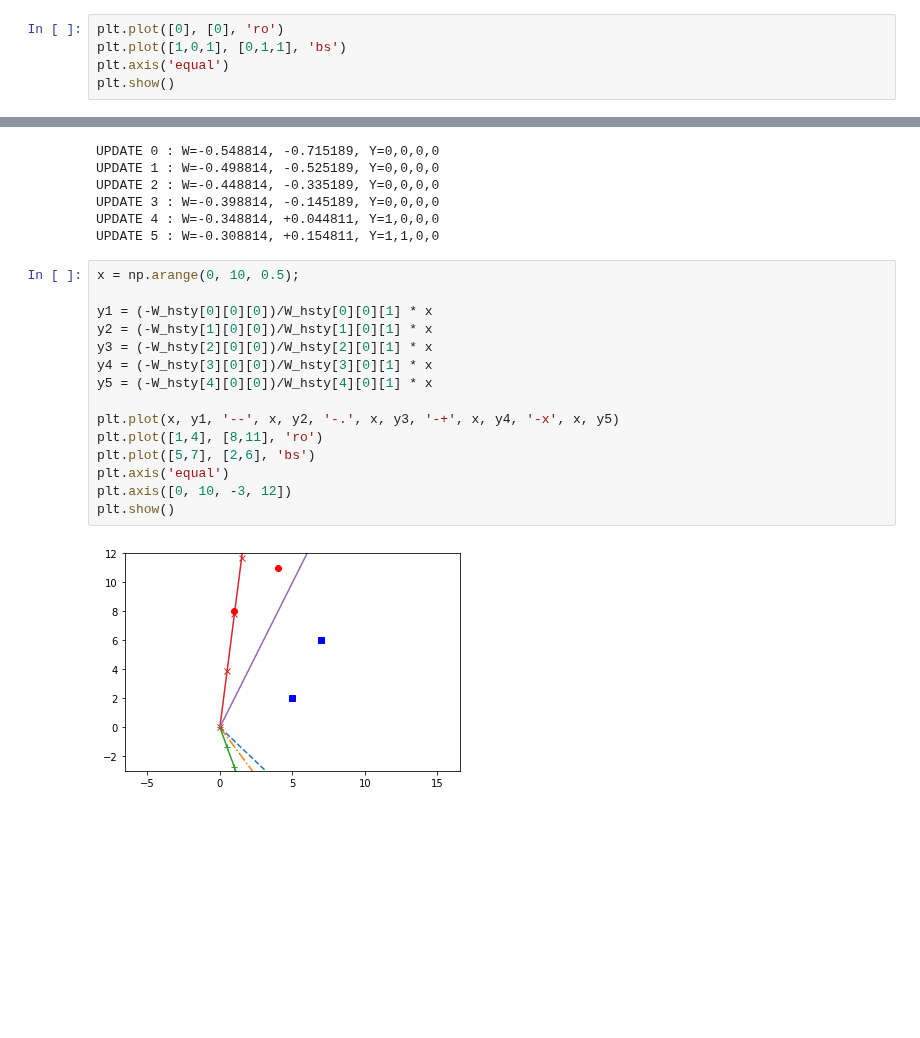
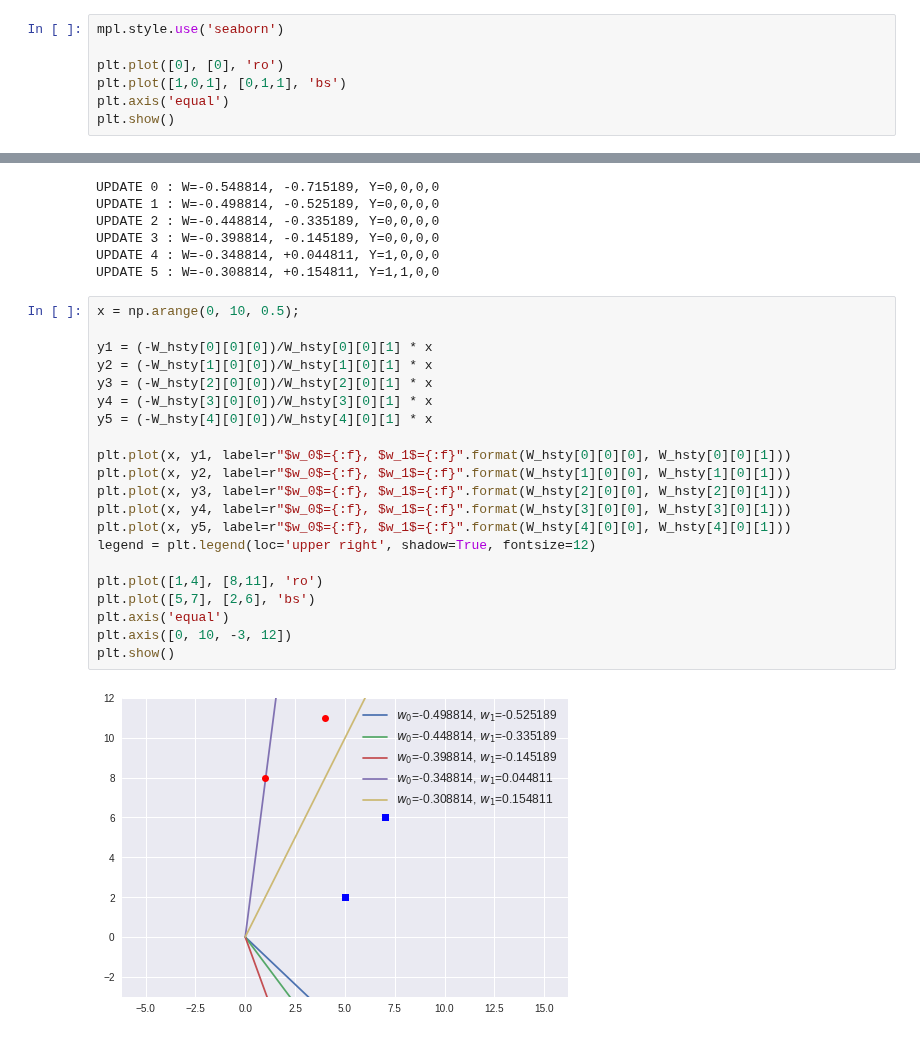
Before and after one commit to metamath1/ml-simple-works, a Jupyter notebook: perceptron/perceptron.ipynb, the cells around one changed output, grey strips where cells are left out. Drawn from its saved outputs; the diff is of its cells as text; blank space fills up the shorter version.

```diff
--- a/perceptron/perceptron.ipynb
+++ b/perceptron/perceptron.ipynb
@@ -135,4 +137,6 @@ $$w_{j}^{(t)} = w_{j}^{(t-1)} + \eta (t_{i} - y_{i})x_{ij}$$
 # %%
+mpl.style.use('seaborn')
+
 plt.plot([0], [0], 'ro')
 plt.plot([1,0,1], [0,1,1], 'bs')
 plt.axis('equal')
@@ -264,18 +270,24 @@ UPDATE 5 : W=-0.308814, +0.154811, Y=1,1,0,0
 # %%
 x = np.arange(0, 10, 0.5);
 
 y1 = (-W_hsty[0][0][0])/W_hsty[0][0][1] * x
 y2 = (-W_hsty[1][0][0])/W_hsty[1][0][1] * x
 y3 = (-W_hsty[2][0][0])/W_hsty[2][0][1] * x
 y4 = (-W_hsty[3][0][0])/W_hsty[3][0][1] * x
 y5 = (-W_hsty[4][0][0])/W_hsty[4][0][1] * x
 
-plt.plot(x, y1, '--', x, y2, '-.', x, y3, '-+', x, y4, '-x', x, y5)
+plt.plot(x, y1, label=r"$w_0$={:f}, $w_1$={:f}".format(W_hsty[0][0][0], W_hsty[0][0][1]))
+plt.plot(x, y2, label=r"$w_0$={:f}, $w_1$={:f}".format(W_hsty[1][0][0], W_hsty[1][0][1]))
+plt.plot(x, y3, label=r"$w_0$={:f}, $w_1$={:f}".format(W_hsty[2][0][0], W_hsty[2][0][1]))
+plt.plot(x, y4, label=r"$w_0$={:f}, $w_1$={:f}".format(W_hsty[3][0][0], W_hsty[3][0][1]))
+plt.plot(x, y5, label=r"$w_0$={:f}, $w_1$={:f}".format(W_hsty[4][0][0], W_hsty[4][0][1]))
+legend = plt.legend(loc='upper right', shadow=True, fontsize=12)
+
 plt.plot([1,4], [8,11], 'ro')
 plt.plot([5,7], [2,6], 'bs')
 plt.axis('equal')
 plt.axis([0, 10, -3, 12])
 plt.show()
 # %% [output]
-[figure, old version]
+[figure, new version]
 # %% [markdown]
```
Also changed, not shown: parts of 16 cells of this notebook.
